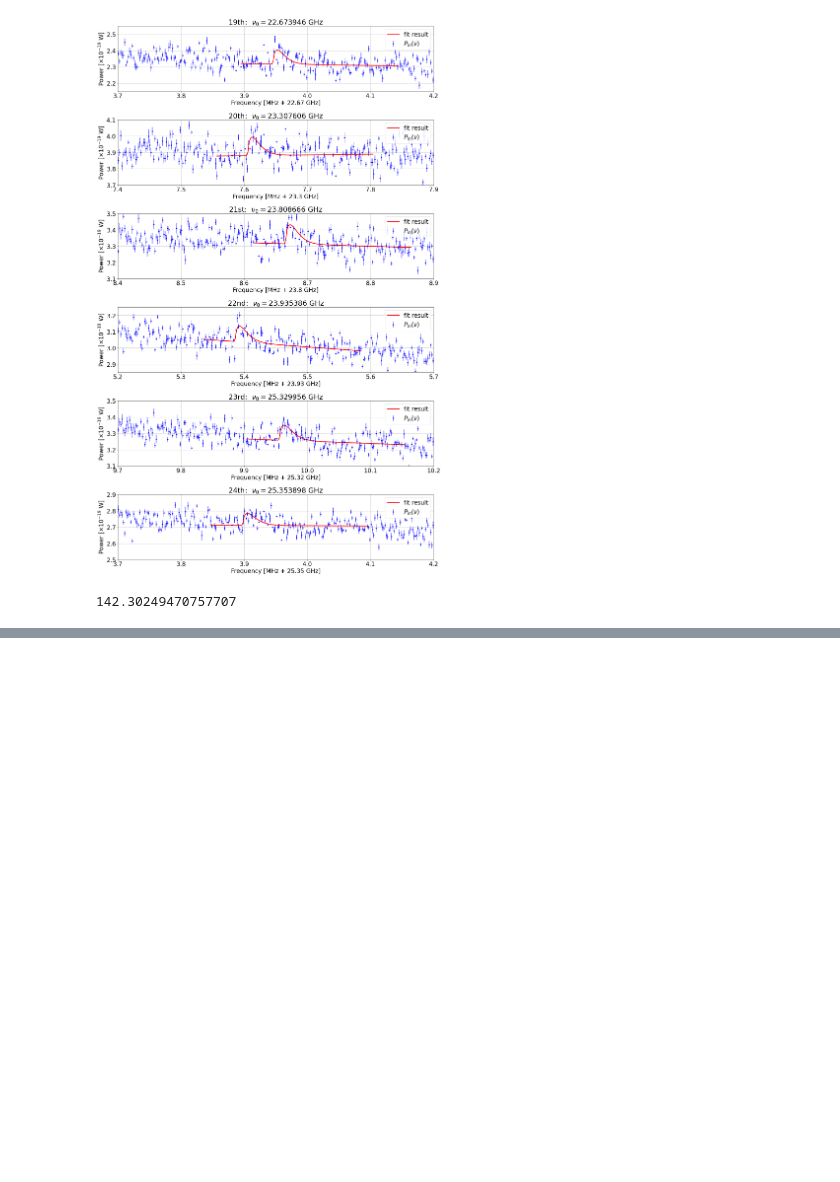
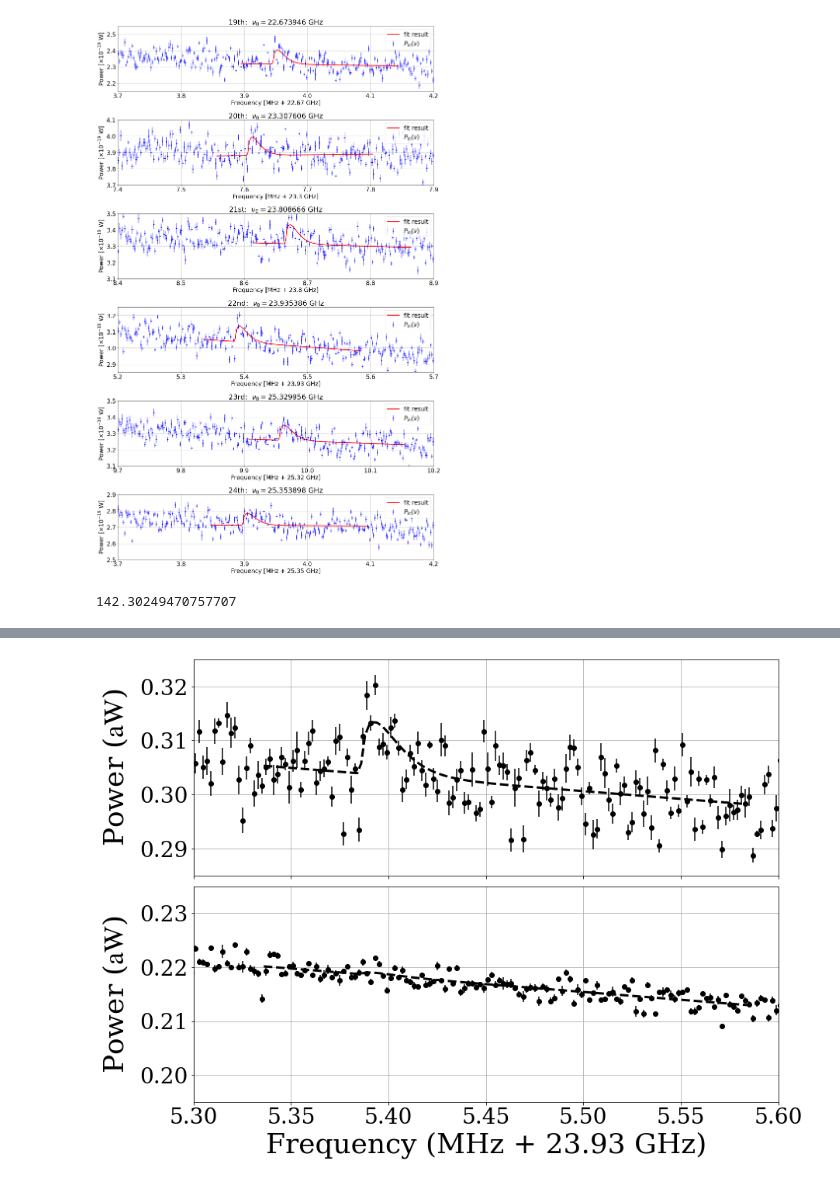
Before and after one commit to sadachi5/dosue-k, a Jupyter notebook: get_N_eff.ipynb, the cells around one changed output, grey strips where cells are left out. Saved outputs shown, nothing was run; the diff lists cells and outputs as text; code cells hidden in the pictures; blank space fills up the shorter version.

```diff
--- a/get_N_eff.ipynb
+++ b/get_N_eff.ipynb
@@ -433,3 +502,11 @@ for k in range(180, 265, 1):
 # %%
-np.min(p_local)
+p_local_min = np.min(p_local)
+index_p_local_min = np.where(p_local==p_local_min)[0][0]
+freq_p_local_min = freq[index_p_local_min]
+N_fit_all = len(freq)
+p_global = 1 - (1-p_local_min)**(mu_ave * N_fit_all)
+
+print(f'p_local minimum = {p_local_min} (@ {freq_p_local_min*1.0e-9} GHz)')
+print(f'# of all fits = {N_fit_all}')
+print(f'p_global = {p_global}')
 # %% [output]
@@ -746,0 +823,4 @@ plt.savefig("../result_figure/p_local_min_gray.png")
+# %%
+# Show frequency of the lowest p_local
+f0 = round(freq_p_local_min, -3) # round by kHz
+print(f0)
@@ -746,0 +870,43 @@ plt.savefig("../result_figure/p_local_min_gray.png")
+# %%
+# Plot power before & after the additional measurement
+outdir = './plot/result_figure/fit_result'
+if not os.path.isdir(outdir): os.makedirs(outdir)
+
+fig, axes = plt.subplots(2,1,figsize=(14,10), squeeze=False, sharex=True)
+fig.tight_layout()
+plt.rcParams["font.size"] = 28
+plt.rcParams["mathtext.fontset"] = 'stix'
+plt.rcParams["font.family"] = 'serif'
+W_conv = 1.e+18 # W --> aW
+
+# Before
+ax = axes[0][0]
+ax.errorbar((freq_before*1e-9-base)*1e+3, W_before*W_conv, yerr=We_before*W_conv, fmt='o', markersize=6, color='black', label=r"$P_{\rm in}(\nu)$")
+ax.plot((freq_fit_before*1e-9-base)*1e+3, fit_before*W_conv, color="black", linewidth=3, linestyle="--", label="fit result")
+
+ax.grid()
+#ax.legend(loc="upper right")
+ax.set_xlim([5.3, 5.6])
+ax.set_ylim([0.285, 0.325])
+ax.set_yticks([0.29, 0.30, 0.31, 0.32])
+ax.set_ylabel(r"Power ($\mathrm{aW}$)", labelpad=12, fontsize=36)
+#ax.set_title(r"$\nu_0 = {}$ GHz".format(f0/1e9))
+
+# After
+ax = axes[1][0]
+ax.errorbar((freq_after*1e-9-base)*1e+3, W_after*W_conv, yerr=We_after*W_conv, fmt='o', markersize=6, color='black', label=r"$P_{\rm in}(\nu)$")
+ax.plot((freq_fit_after*1e-9-base)*1e+3, fit_after*W_conv, color="black", linewidth=3, linestyle="--", label="fit result")
+
+ax.grid()
+#ax.legend(loc="upper right")
+ax.set_xlim([5.3, 5.6])
+ax.set_ylim([0.195, 0.235])
+ax.set_yticks([0.2, 0.21, 0.22, 0.23])
+ax.set_xlabel("Frequency (MHz + {} GHz)".format(base), fontsize=36)
+ax.set_ylabel(r"Power ($\mathrm{aW}$)", labelpad=12, fontsize=36)
+
+# Cosmetic
+fig.subplots_adjust(hspace=0.05, left=0.2, bottom=0.15)
+plt.savefig(f"{outdir}/fit_p_local_min_gray.png")
+# %% [output]
+[figure, added]
```
Also changed, not shown: parts of 28 cells of this notebook, 2 other files.
